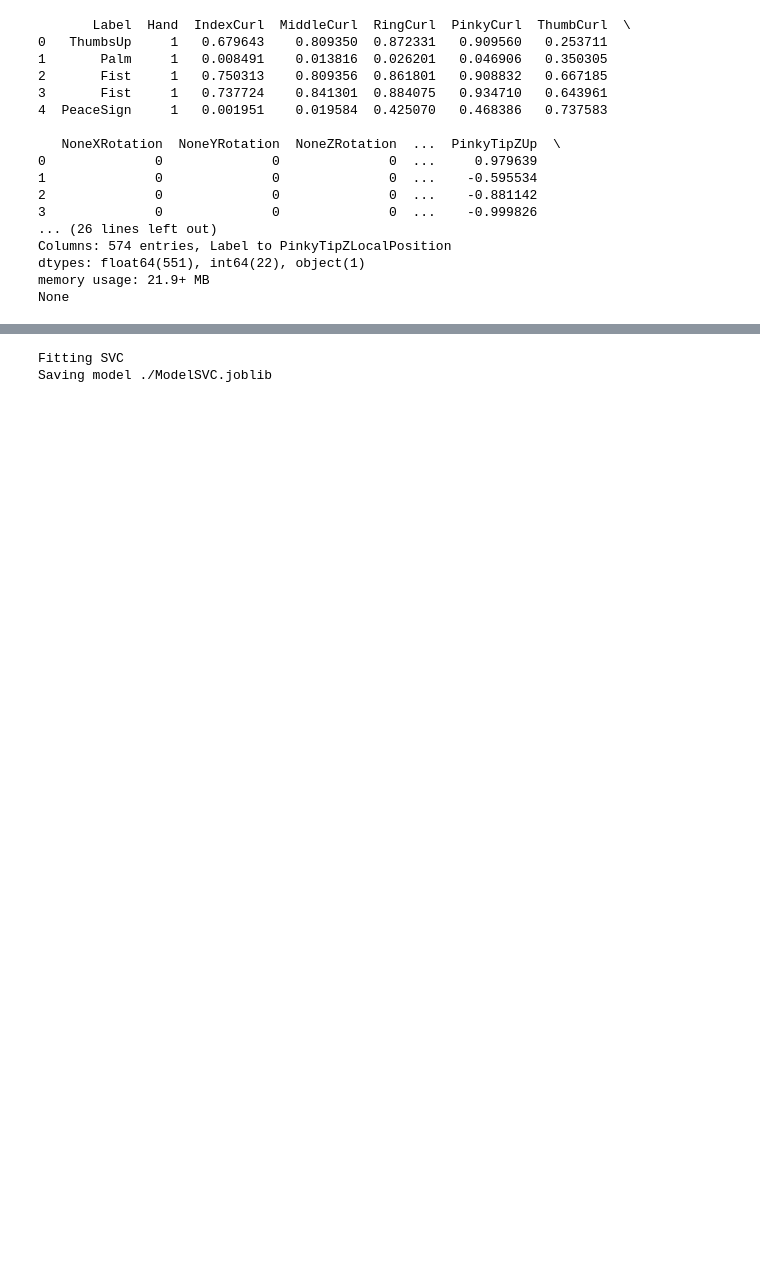
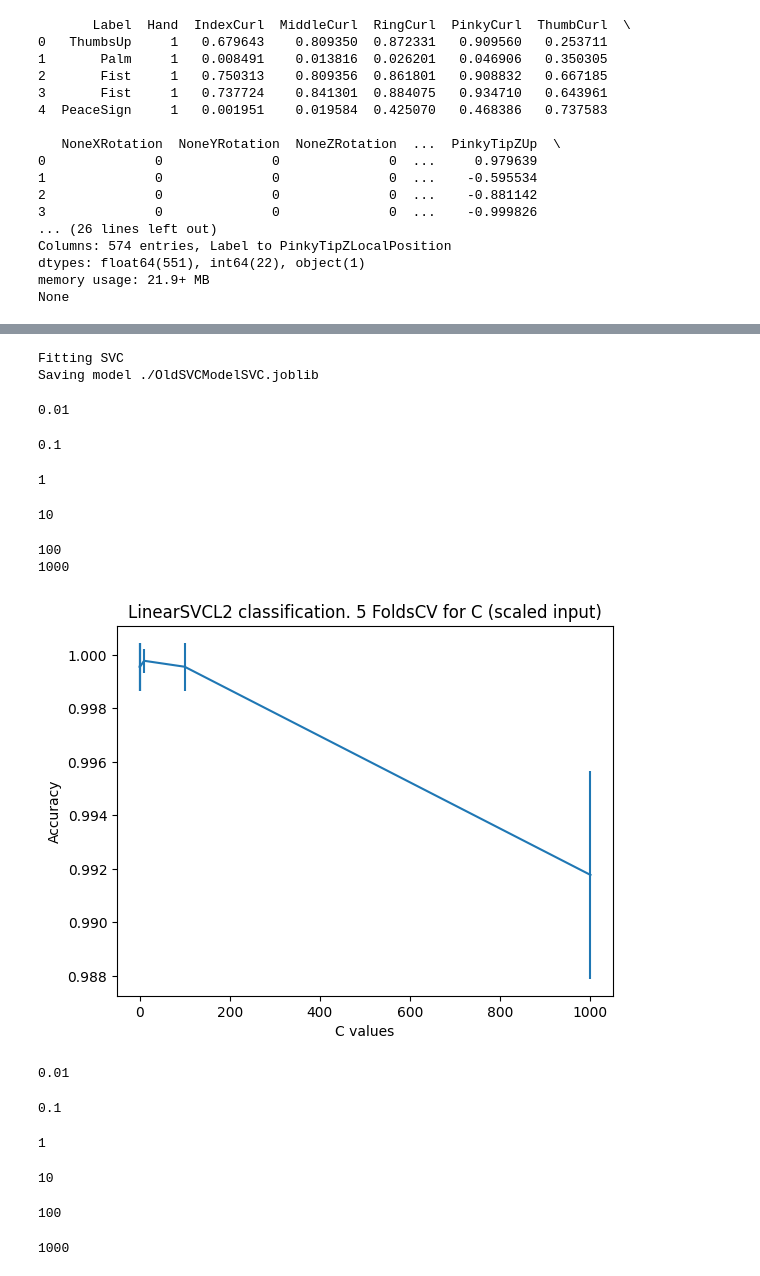
Before and after one commit to mradtke9019/ARInteractions, a Jupyter notebook: MachineLearning/ARGestureTraining.ipynb, the cells around one changed output, grey strips where cells are left out. Drawn from its saved outputs; the diff is of its cells as text; code cells hidden in the pictures; blank space fills up the shorter version.

```diff
--- a/MachineLearning/ARGestureTraining.ipynb
+++ b/MachineLearning/ARGestureTraining.ipynb
@@ -62,7 +144,25 @@ idealC = 10
 SVCModel = MLModel()
 SVCModel.AssignModelAndHyperParameters("SVC", c = idealC)
 SVCModel.TrainModel(dataset, True)
-SVCModel.ExportModel("./")
+SVCModel.ExportModel("./", "OldSVC")
 # %% [output]
 Fitting SVC
-Saving model ./ModelSVC.joblib
+Saving model ./OldSVCModelSVC.joblib
+# %%
+CVals = [0.01,0.1,1,10,100,1000]
+mse,std = PerformKFoldsValidationAndPlot("LinearSVCL2", dataset, CVals, "C", yLabel = "Accuracy", scale = True)
+mse,std = PerformKFoldsValidationAndPlot("LinearSVCL2", dataset, CVals, "C", yLabel = "Accuracy", scale = False)
+# %% [output]
+0.01
+0.1
+1
+10
+100
+1000
+[figure, added]
+0.01
+0.1
+1
+10
+100
+1000
```
Also changed, not shown: parts of 9 cells of this notebook, 22 other files.
